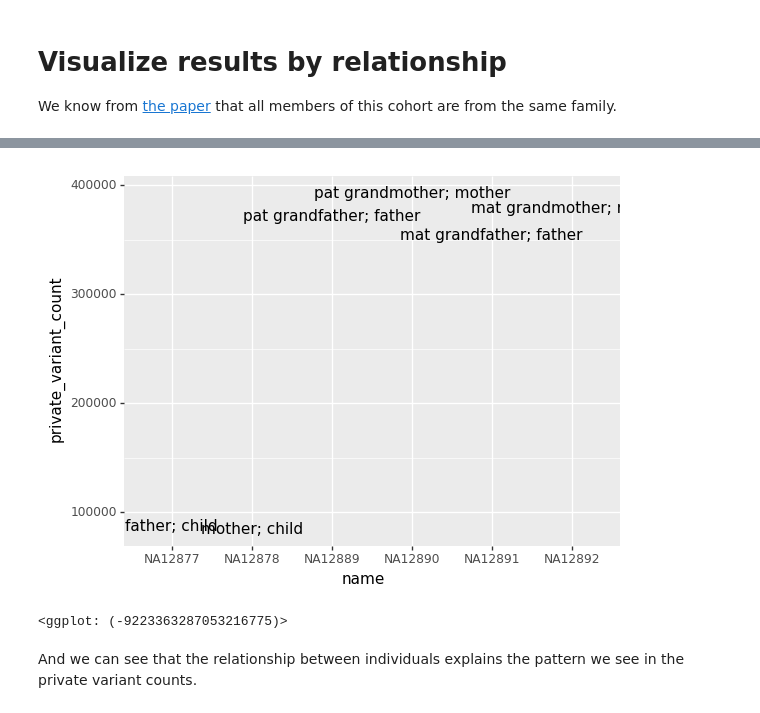
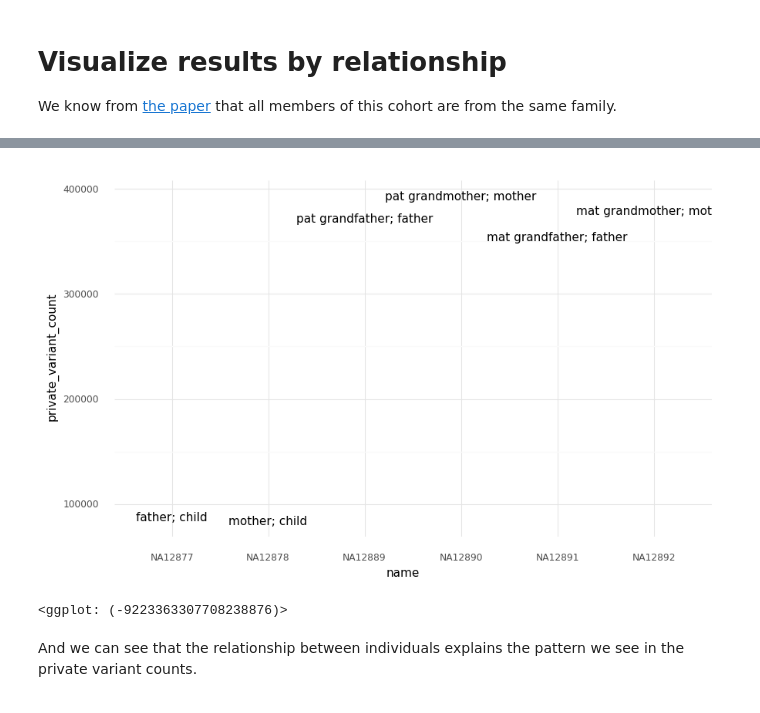
Before and after one commit to verilylifesciences/variant-qc, a Jupyter notebook: notebooks/PrivateVariants.ipynb, the cells around one changed output, grey strips where cells are left out. Drawn from its saved outputs; the diff is of its cells as text; code cells hidden in the pictures.

```diff
--- a/notebooks/PrivateVariants.ipynb
+++ b/notebooks/PrivateVariants.ipynb
@@ -201,11 +209,12 @@ Result shape:    (6, 12)
 | 5 | 1463 | NA12892 | 0 | 0 | 2 | 0 | CEU | mat grandmother; mother | ... |
 # %%
 p = (ggplot(joined_results) +
-     geom_text(aes(x = 'name', y = 'private_variant_count', label = 'Relationship'))
+     geom_text(aes(x = 'name', y = 'private_variant_count', label = 'relationship')) +
+     theme_minimal()
     )
 p
 # %% [output]
-[figure, old version]
+[figure, new version]
-<ggplot: (-9223363287053216775)>
+<ggplot: (-9223363307708238876)>
 # %% [markdown]
 And we can see that the relationship between individuals explains the pattern we see in the private variant counts.
```
Also changed, not shown: parts of 8 cells of this notebook.
